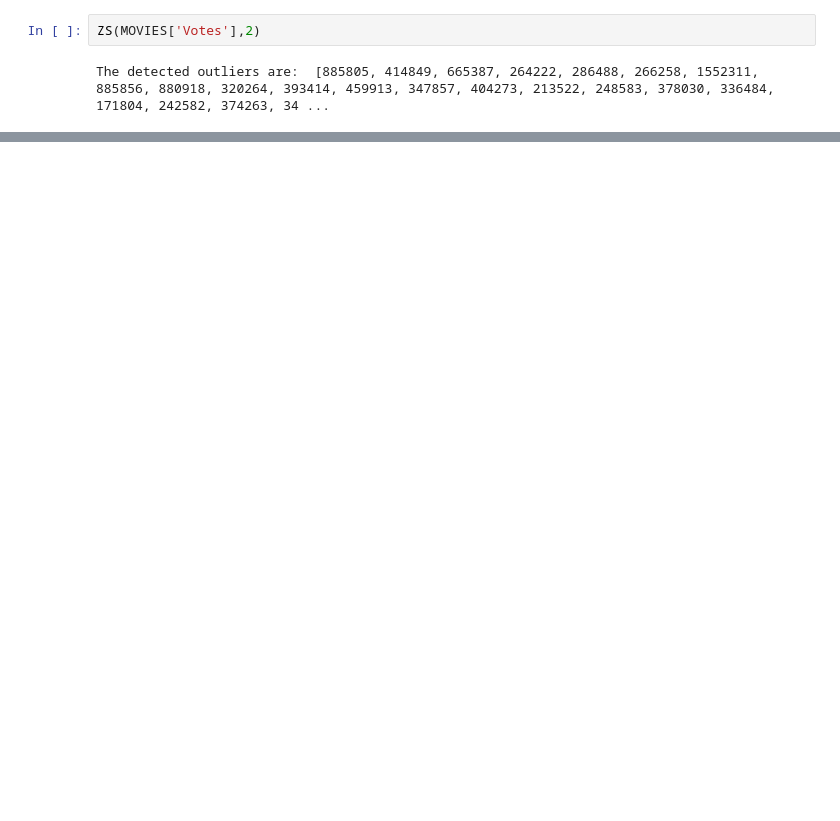
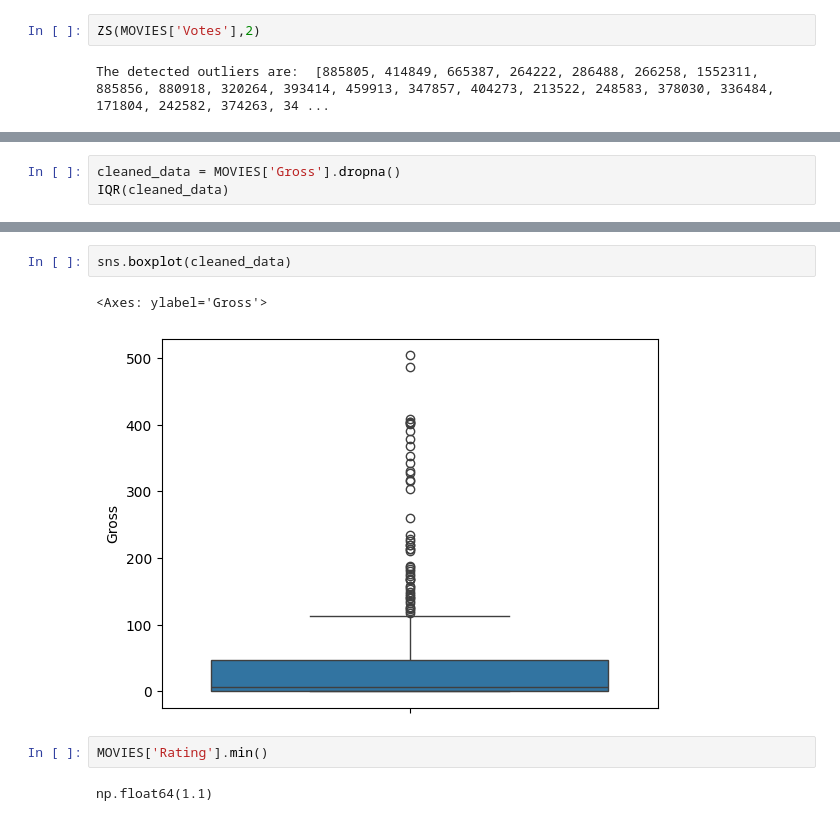
Before and after one commit to lukamath/DIQ_Project, a Jupyter notebook: DIQ_Project_10104067_LM-00.ipynb, the cells around one changed output, grey strips where cells are left out. Drawn from its saved outputs; the diff is of its cells as text; blank space fills up the shorter version.

```diff
--- a/DIQ_Project_10104067_LM-00.ipynb
+++ b/DIQ_Project_10104067_LM-00.ipynb
@@ -852,0 +1150,3 @@ The detected outliers are:  [885805, 414849, 665387, 264222, 286488, 266258, 155
+# %%
+cleaned_data = MOVIES['Gross'].dropna()
+IQR(cleaned_data)
@@ -852,0 +1190,9 @@ The detected outliers are:  [885805, 414849, 665387, 264222, 286488, 266258, 155
+# %%
+sns.boxplot(cleaned_data)
+# %% [output]
+<Axes: ylabel='Gross'>
+[figure, added]
+# %%
+MOVIES['Rating'].min()
+# %% [output]
+np.float64(1.1)
```
Also changed, not shown: parts of 68 cells of this notebook.
